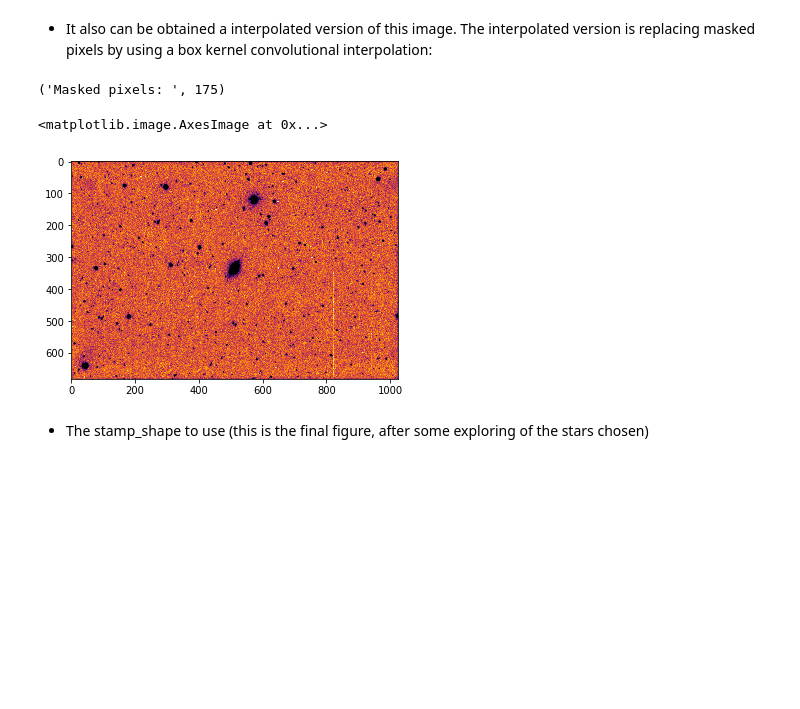
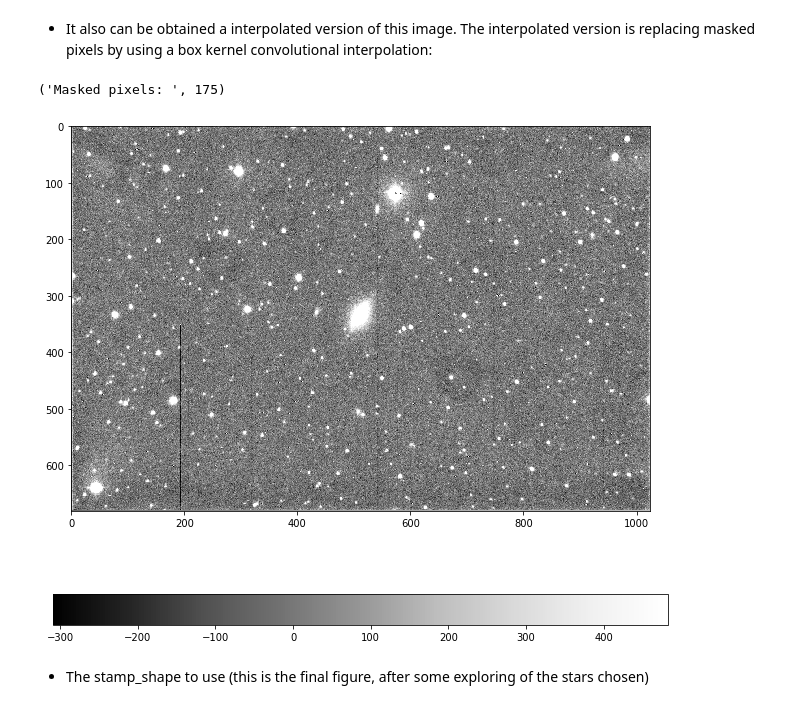
Before and after one commit to quatrope/ProperImage, a Jupyter notebook: docs/source/tutorial/Tutorial03.ipynb, the cells around one changed output. Saved outputs shown, nothing was run; the diff lists cells and outputs as text; code cells hidden in the pictures; blank space fills up the shorter version.

```diff
--- a/docs/source/tutorial/Tutorial03.ipynb
+++ b/docs/source/tutorial/Tutorial03.ipynb
@@ -95,12 +101,13 @@ plt.imshow(img.bkg_sub_img, cmap='inferno_r', norm=norm)
 # %%
 norm = ImageNormalize(img.bkg_sub_img, interval=ZScaleInterval(),
                       stretch=LinearStretch())
-
-plt.imshow(img.interped, cmap='inferno_r', norm=norm)
+plt.figure(figsize=(9,8))
+plt.imshow(img.interped, cmap='Greys_r', norm=norm)
+plt.colorbar(orientation='horizontal')
+plt.tight_layout()
 # %% [output]
 ('Masked pixels: ', 175)
-<matplotlib.image.AxesImage at 0x...>
-[figure, old version]
+[figure, new version]
 # %% [markdown]
 * The stamp_shape to use (this is the final figure, after some exploring of the stars chosen)
 # %%
```
Also changed, not shown: parts of 17 cells of this notebook, 5 other files.
